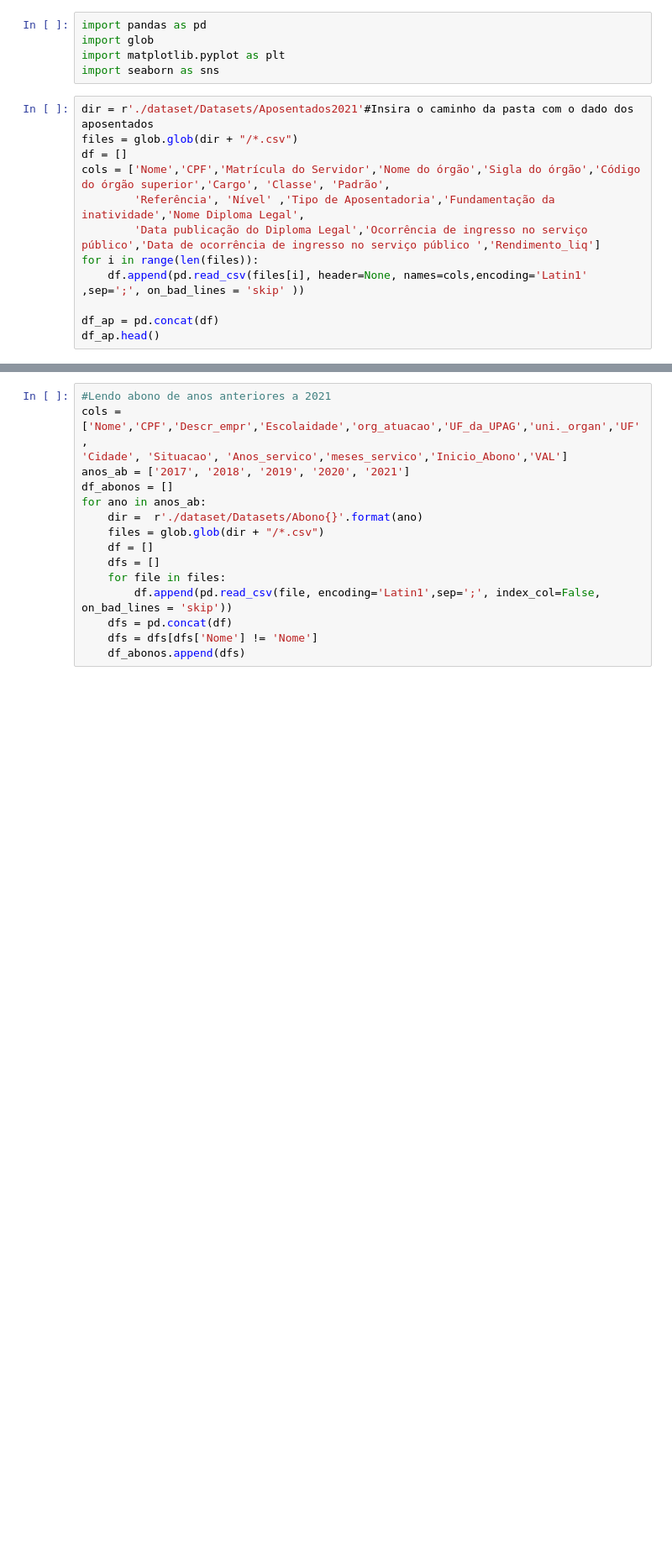
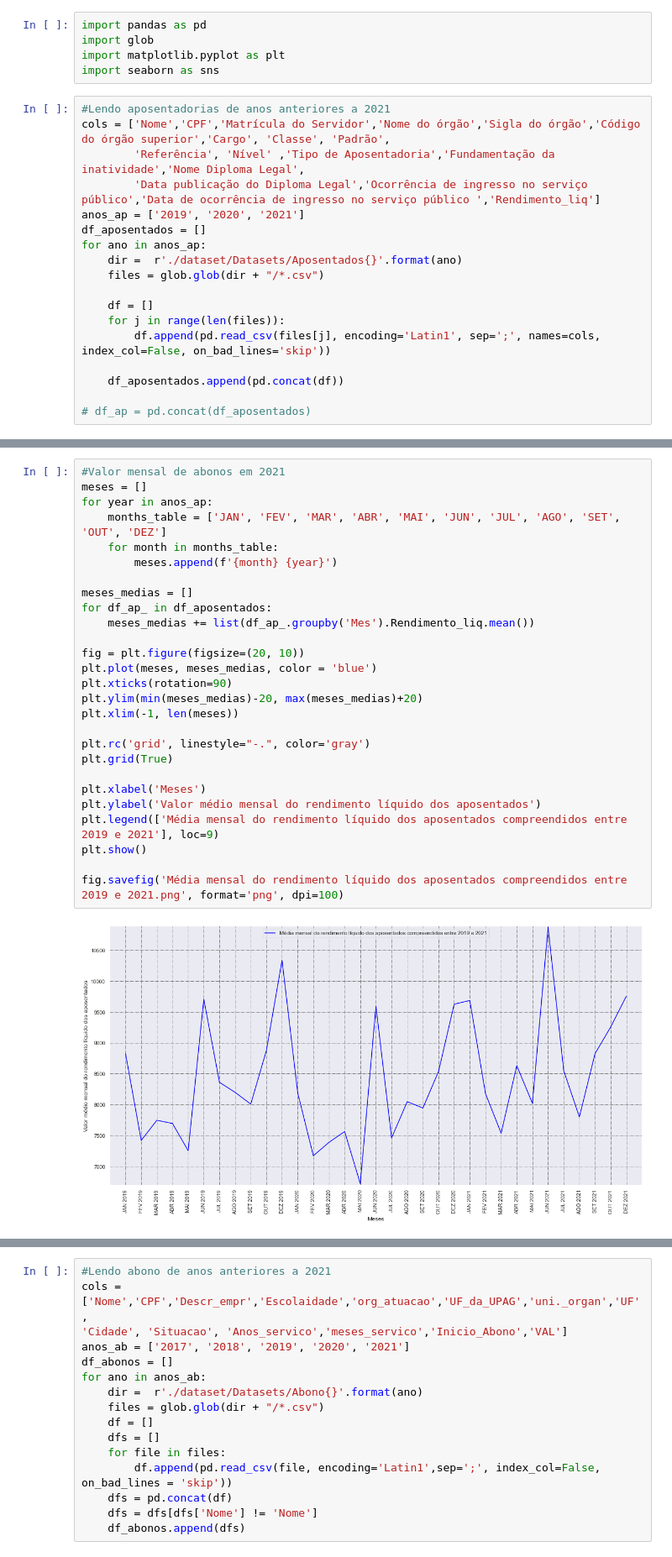
Before and after one commit to ghastcmd/data-science-project, a Jupyter notebook: Projeto.ipynb, the cells around one changed output, grey strips where cells are left out. Shown at 84% size. Saved outputs shown, nothing was run; the diff lists cells and outputs as text; blank space fills up the shorter version.

```diff
--- a/Projeto.ipynb
+++ b/Projeto.ipynb
@@ -4,14 +4,20 @@ import glob
 import matplotlib.pyplot as plt
 import seaborn as sns
 # %%
-dir = r'./dataset/Datasets/Aposentados2021'#Insira o caminho da pasta com o dado dos aposentados
-files = glob.glob(dir + "/*.csv")
-df = []
+#Lendo aposentadorias de anos anteriores a 2021
 cols = ['Nome','CPF','Matrícula do Servidor','Nome do órgão','Sigla do órgão','Código do órgão superior','Cargo', 'Classe', 'Padrão',
         'Referência', 'Nível' ,'Tipo de Aposentadoria','Fundamentação da inatividade','Nome Diploma Legal',
         'Data publicação do Diploma Legal','Ocorrência de ingresso no serviço público','Data de ocorrência de ingresso no serviço público ','Rendimento_liq']
-for i in range(len(files)):
-    df.append(pd.read_csv(files[i], header=None, names=cols,encoding='Latin1' ,sep=';', on_bad_lines = 'skip' ))
+anos_ap = ['2019', '2020', '2021']
+df_aposentados = []
+for ano in anos_ap:
+    dir =  r'./dataset/Datasets/Aposentados{}'.format(ano)
+    files = glob.glob(dir + "/*.csv")
 
-df_ap = pd.concat(df)
-df_ap.head()
+    df = []
+    for j in range(len(files)):
+        df.append(pd.read_csv(files[j], encoding='Latin1', sep=';', names=cols, index_col=False, on_bad_lines='skip'))
+
+    df_aposentados.append(pd.concat(df))
+
+# df_ap = pd.concat(df_aposentados)
@@ -36,0 +75,29 @@ Name: Rendimento_liq, dtype: float64
+# %%
+#Valor mensal de abonos em 2021
+meses = []
+for year in anos_ap:
+    months_table = ['JAN', 'FEV', 'MAR', 'ABR', 'MAI', 'JUN', 'JUL', 'AGO', 'SET', 'OUT', 'DEZ']
+    for month in months_table:
+        meses.append(f'{month} {year}')
+
+meses_medias = []
+for df_ap_ in df_aposentados:
+    meses_medias += list(df_ap_.groupby('Mes').Rendimento_liq.mean())
+
+fig = plt.figure(figsize=(20, 10))
+plt.plot(meses, meses_medias, color = 'blue')
+plt.xticks(rotation=90)
+plt.ylim(min(meses_medias)-20, max(meses_medias)+20)
+plt.xlim(-1, len(meses))
+
+plt.rc('grid', linestyle="-.", color='gray')
+plt.grid(True)
+
+plt.xlabel('Meses')
+plt.ylabel('Valor médio mensal do rendimento líquido dos aposentados')
+plt.legend(['Média mensal do rendimento líquido dos aposentados compreendidos entre 2019 e 2021'], loc=9)
+plt.show()
+
+fig.savefig('Média mensal do rendimento líquido dos aposentados compreendidos entre 2019 e 2021.png', format='png', dpi=100)
+# %% [output]
+[figure, added]
```
Also changed, not shown: parts of 18 cells of this notebook, 24 other files.
